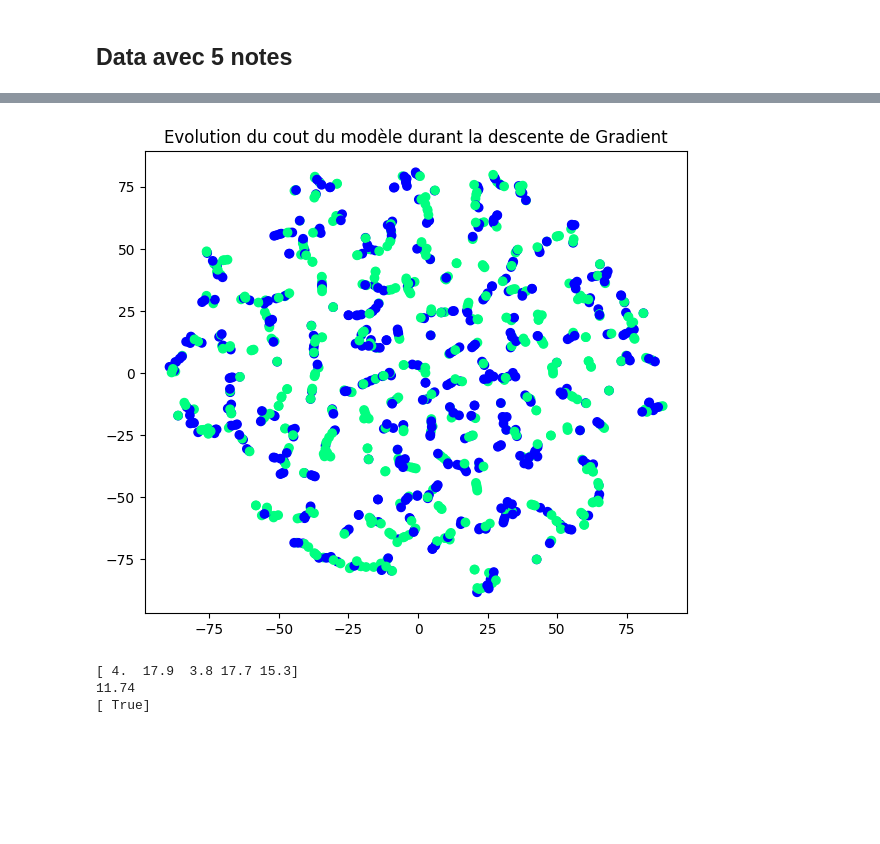
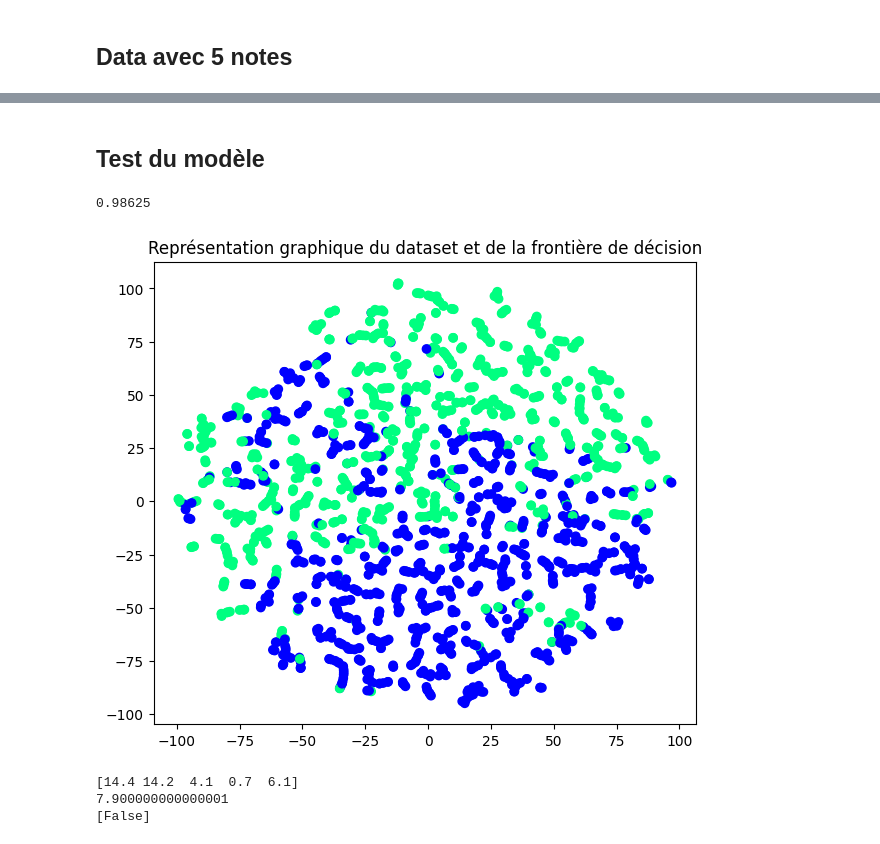
Before and after one commit to DurandAntonin/ProgrammationAvanceeFI3, a Jupyter notebook: src/TP/Exo-PredictionAdmissionsEleves.ipynb, the cells around one changed output, grey strips where cells are left out. Drawn from its saved outputs; the diff is of its cells as text; code cells hidden in the pictures; blank space fills up the shorter version.

Commit message:
Rédaction cas 3, 5 features + tests

```diff
--- a/src/TP/Exo-PredictionAdmissionsEleves.ipynb
+++ b/src/TP/Exo-PredictionAdmissionsEleves.ipynb
@@ -19,7 +21,7 @@ import pandas as pd
 n_features = 2
 n_echantillons = 1000
 seed = 42
-coeffMatieres = np.array([1,2])
+coeffMatieres = np.array([1, 2])
 
 rng = np.random.default_rng(seed)
 X = np.ones(shape=(n_echantillons, n_features))
@@ -33,7 +35,7 @@ for i in range(n_echantillons):
 
     testEleveAdmi = X[i,:].dot(coeffMatieres) / np.sum(coeffMatieres)
     #print(X[i,:], testEleveAdmi)
-    y[i] = testEleveAdmi >= 10
+    y[i] = testEleveAdmi > 10
 
 print(X)
 print(y)
@@ -283,0 +407,9 @@ df1
+# %%
+#on split le dataset en 2
+pourcentDataInTrainingSet = round(0.20*n_echantillons)
+
+X2_train, y2_train = X2[:pourcentDataInTrainingSet], y2[:pourcentDataInTrainingSet]
+X2_test, y2_test = X2[pourcentDataInTrainingSet:], y2[pourcentDataInTrainingSet:]
+
+#on reshape la matrice y
+y2_train_reshape, y2_test_reshape = y2_train.reshape(y2_train.shape[0], 1), y2_test.reshape(y2_test.shape[0], 1)
@@ -284,19 +418,15 @@ df1
 # %%
-#on reshape la mtatrice y
-y1 = y1.reshape(y1.shape[0], 1)
-#print(y.shape)
-
 #on crée un objet réseaux neurones, et on passe le dataset précédent pour l'entrainer et pour obtenir les bon paramètres w et b
-rn1 = ReseauNeuronesArtificiel()
-y_pred1 = rn1.fit(X1, y1, learning_rate=0.01, n_iter=10000)
+rn2 = ReseauNeuronesArtificiel()
+y2_train_pred = rn2.fit(X2_train, y2_train_reshape, learning_rate=0.025, n_iter=15000)
 
 #on affiche les performances de notre modèle
-print(accuracy_score(y1, y_pred1))
+print(accuracy_score(y2_train, y2_train_pred))
 
 #on représente graphiquement l'évolution du cout du modele
 plt.figure(figsize=(6,5))
 
-plt.plot(rn1.cout)
+plt.plot(rn2.cout)
 
 plt.title("Evolution du cout du modèle durant la descente de Gradient")
 plt.xlabel("Iterations")
@@ -309,26 +439,36 @@ plt.show()
+# %% [markdown]
+## Test du modèle
+# %%
+#on teste maintenant le modèle avec le test set
+y2_test_pred = rn2.predict(X2_test)
+
+#on affiche les performances de notre modèle
+print(accuracy_score(y2_test, y2_test_pred))
+# %% [output]
+0.98625
 # %%
 #on ne peut pas afficher le dataset graphiquement car il est en 5 dimensions, on utilise donc l'algo TSNE qui effectue une réduction de dimension pour visualiser le dataset
 tsne_rn = TSNE(n_components=2,
             learning_rate='auto',
             init='random',
-            perplexity=3)
+            perplexity=3) #ACP a utiliser
 
-x_tsne_rn = tsne_rn.fit_transform(X1)
+x2_tsne_rn = tsne_rn.fit_transform(X2)
 
 plt.figure(figsize=(7,6))
 
-plt.scatter(x_tsne_rn[:,0], x_tsne_rn[:,1], c=y, cmap='winter')
+plt.scatter(x2_tsne_rn[:,0], x2_tsne_rn[:,1], c=y2, cmap='winter')
 
-plt.title("Evolution du cout du modèle durant la descente de Gradient")
+plt.title("Représentation graphique du dataset et de la frontière de décision")
 plt.show()
 
 #on prédit la classe de l'élève, i.e s'il est admis ou non
-nouvelEleveTsne = np.array([round(rng.uniform(0,20),1) for i in range(5)])
+nouvelEleveTsne = np.array([round(rng.uniform(0,20),1) for i in range(n_features)])
 print(nouvelEleveTsne)
 print(np.mean(nouvelEleveTsne))
-print(rn1.predict(nouvelEleveTsne))
+print(rn2.predict(nouvelEleveTsne))
 # %% [output]
-[figure, old version]
+[figure, new version]
-[ 4.  17.9  3.8 17.7 15.3]
-11.74
-[ True]
+[14.4 14.2  4.1  0.7  6.1]
+7.900000000000001
+[False]
```
Also changed, not shown: parts of 22 cells of this notebook, 1 other file.
